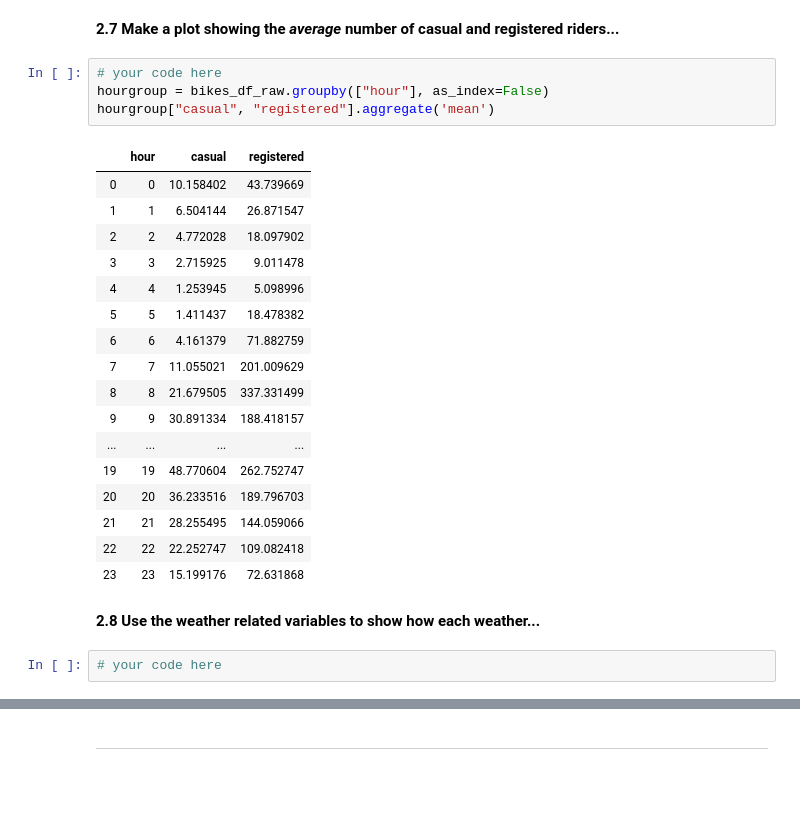
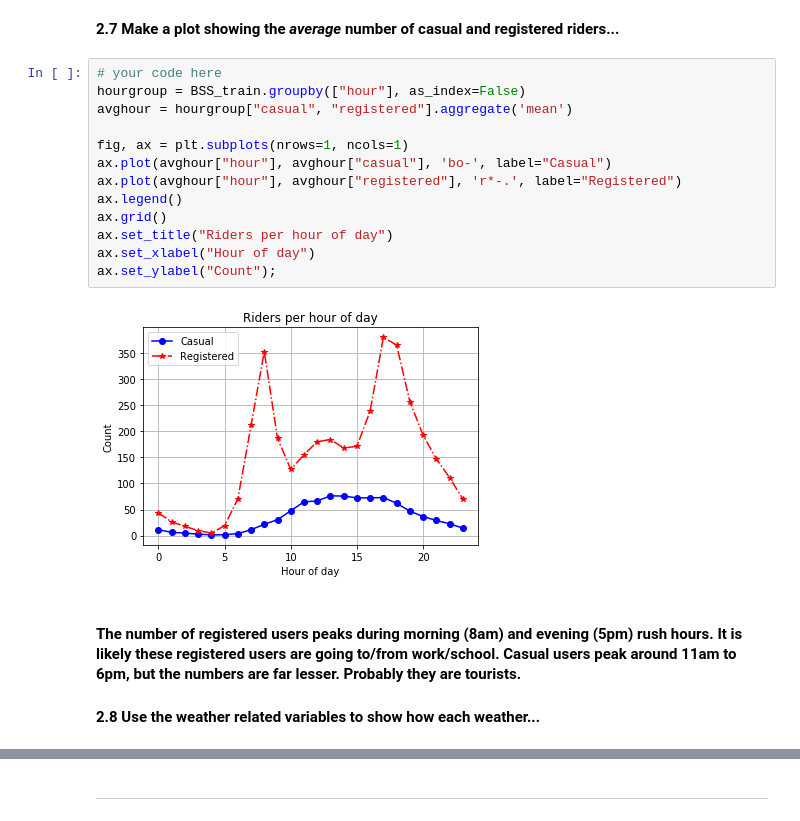
Before and after one commit to kcang2/cs109a, a Jupyter notebook: homeworks/cs109a_hw3.ipynb, the cells around one changed output, grey strips where cells are left out. Cells and saved outputs as stored; diff of their text form; blank space fills up the shorter version.

```diff
--- a/homeworks/cs109a_hw3.ipynb
+++ b/homeworks/cs109a_hw3.ipynb
@@ -399,28 +388,21 @@ array([[<matplotlib.axes._subplots.AxesSubplot object at 0x...>,
 # %% [markdown]
 **2.7 Make a plot showing the _average_ number of casual and registered riders...**
-# %%
-# your code here
-hourgroup = bikes_df_raw.groupby(["hour"], as_index=False)
-hourgroup["casual", "registered"].aggregate('mean')
-# %% [output]
-|  | hour | casual | registered |
-| 0 | 0 | 10.158402 | 43.739669 |
-| 1 | 1 | 6.504144 | 26.871547 |
-| 2 | 2 | 4.772028 | 18.097902 |
-| 3 | 3 | 2.715925 | 9.011478 |
-| 4 | 4 | 1.253945 | 5.098996 |
-| 5 | 5 | 1.411437 | 18.478382 |
-| 6 | 6 | 4.161379 | 71.882759 |
-| 7 | 7 | 11.055021 | 201.009629 |
-| 8 | 8 | 21.679505 | 337.331499 |
-| 9 | 9 | 30.891334 | 188.418157 |
-| ... | ... | ... | ... |
-| 19 | 19 | 48.770604 | 262.752747 |
-| 20 | 20 | 36.233516 | 189.796703 |
-| 21 | 21 | 28.255495 | 144.059066 |
-| 22 | 22 | 22.252747 | 109.082418 |
-| 23 | 23 | 15.199176 | 72.631868 |
+# %%
+# your code here
+hourgroup = BSS_train.groupby(["hour"], as_index=False)
+avghour = hourgroup["casual", "registered"].aggregate('mean')
+
+fig, ax = plt.subplots(nrows=1, ncols=1)
+ax.plot(avghour["hour"], avghour["casual"], 'bo-', label="Casual")
+ax.plot(avghour["hour"], avghour["registered"], 'r*-.', label="Registered")
+ax.legend()
+ax.grid()
+ax.set_title("Riders per hour of day")
+ax.set_xlabel("Hour of day")
+ax.set_ylabel("Count");
+# %% [output]
+[figure, added]
+# %% [markdown]
+#### The number of registered users peaks during morning (8am) and evening (5pm) rush hours. It is likely these registered users are going to/from work/school. Casual users peak around 11am to 6pm, but the numbers are far lesser. Probably they are tourists.
 # %% [markdown]
 **2.8 Use the weather related variables to show how each weather...**
-# %%
-# your code here
```
Also changed, not shown: parts of 65 cells of this notebook.
